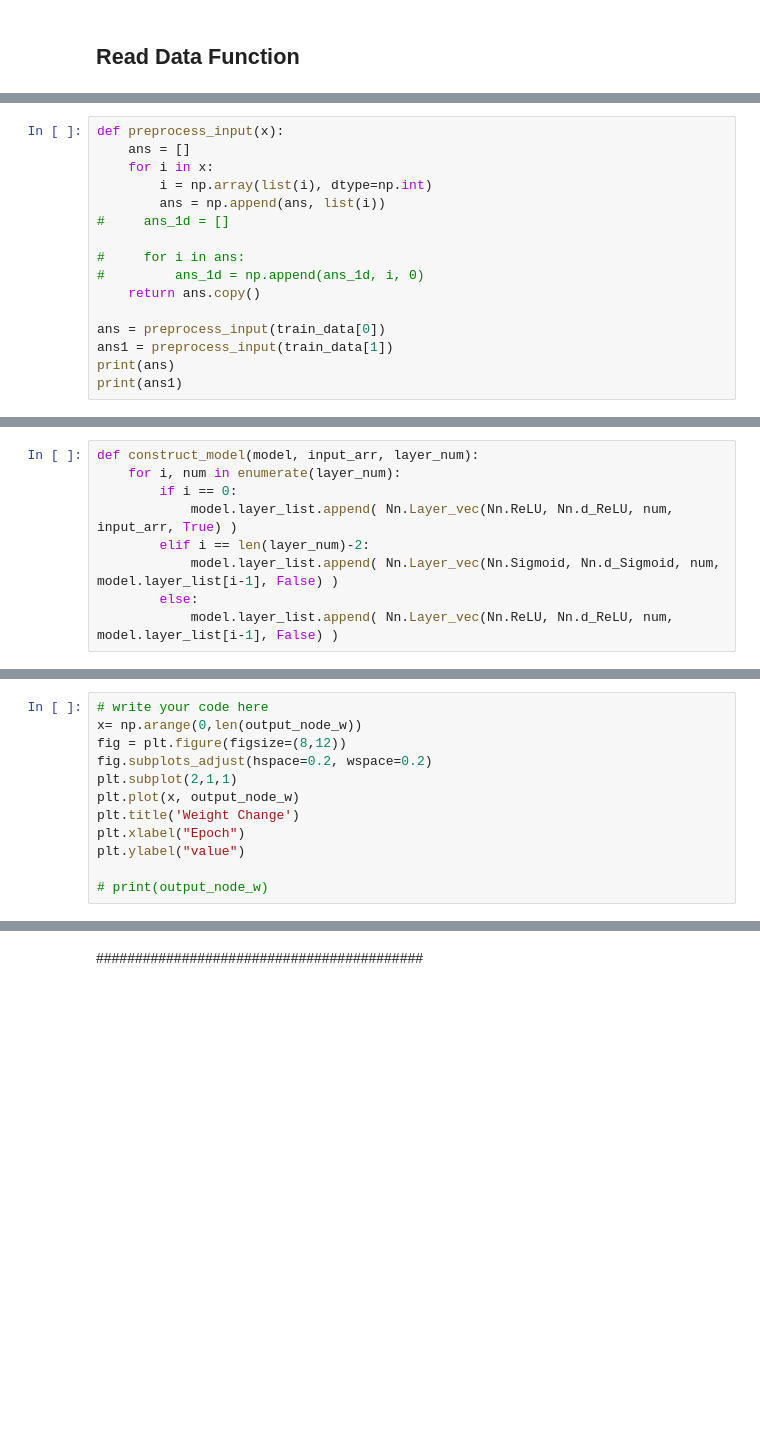
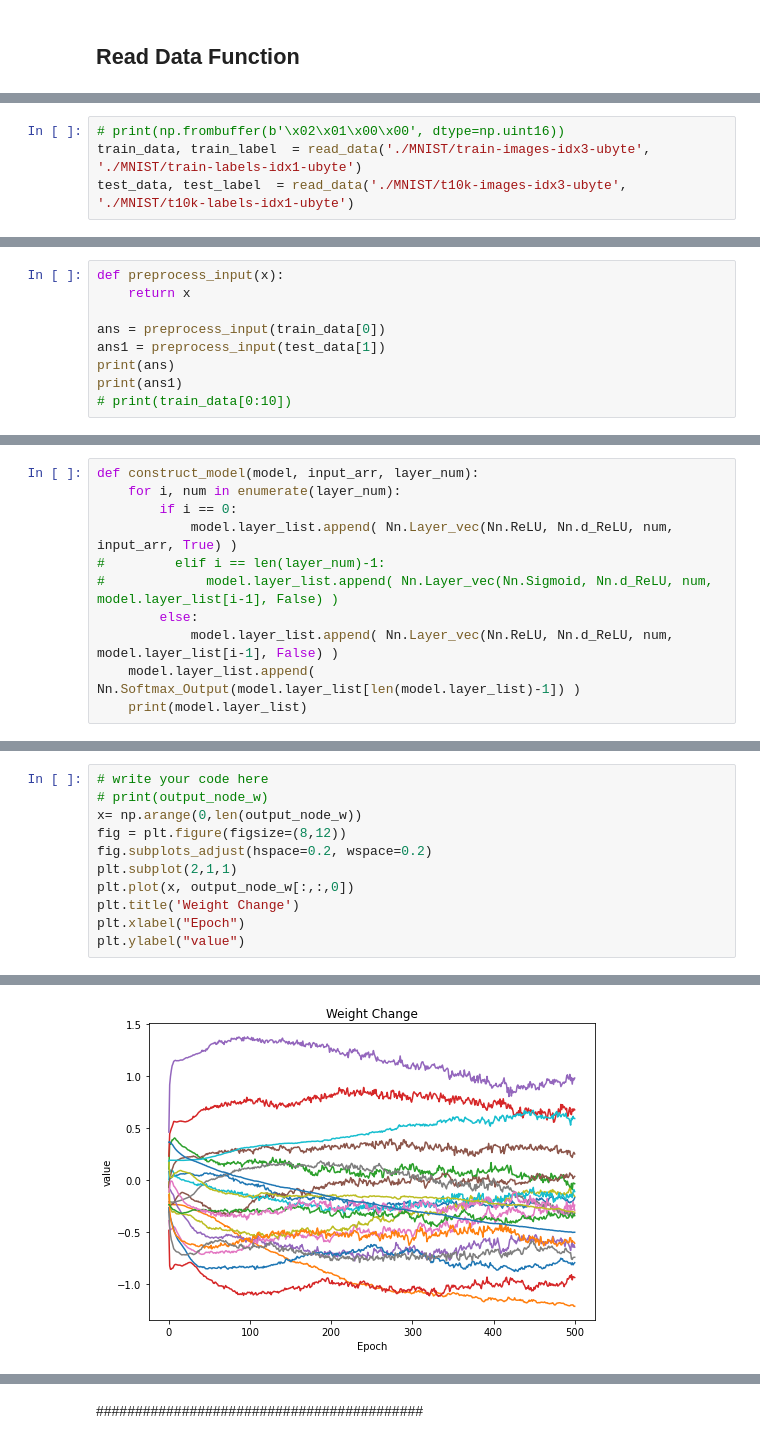
Before and after one commit to Ernie-Wang/Handcraft_NN, a Jupyter notebook: code/HW3_Q2.ipynb, the cells around one changed output, grey strips where cells are left out. Cells and saved outputs as stored; diff of their text form; blank space fills up the shorter version.

```diff
--- a/code/HW3_Q2.ipynb
+++ b/code/HW3_Q2.ipynb
@@ -250,16 +39,0 @@ for i in range(len(a)):
-# %%
-def preprocess_input(x):
-    ans = []
-    for i in x:
-        i = np.array(list(i), dtype=np.int)
-        ans = np.append(ans, list(i))
-#     ans_1d = []
-
-#     for i in ans:
-#         ans_1d = np.append(ans_1d, i, 0)
-    return ans.copy()
-
-ans = preprocess_input(train_data[0])
-ans1 = preprocess_input(train_data[1])
-print(ans)
-print(ans1)
@@ -276,0 +67,4 @@ print(ans1)
+# %%
+# print(np.frombuffer(b'\x02\x01\x00\x00', dtype=np.uint16))
+train_data, train_label  = read_data('./MNIST/train-images-idx3-ubyte', './MNIST/train-labels-idx1-ubyte')
+test_data, test_label  = read_data('./MNIST/t10k-images-idx3-ubyte', './MNIST/t10k-labels-idx1-ubyte')
@@ -276,0 +73,9 @@ print(ans1)
+# %%
+def preprocess_input(x):
+    return x
+
+ans = preprocess_input(train_data[0])
+ans1 = preprocess_input(test_data[1])
+print(ans)
+print(ans1)
+# print(train_data[0:10])
@@ -279,10 +102,12 @@ def construct_model(model, input_arr, layer_num):
     for i, num in enumerate(layer_num):
         if i == 0:
             model.layer_list.append( Nn.Layer_vec(Nn.ReLU, Nn.d_ReLU, num, input_arr, True) )
-        elif i == len(layer_num)-2:
-            model.layer_list.append( Nn.Layer_vec(Nn.Sigmoid, Nn.d_Sigmoid, num, model.layer_list[i-1], False) )
+#         elif i == len(layer_num)-1:
+#             model.layer_list.append( Nn.Layer_vec(Nn.Sigmoid, Nn.d_ReLU, num, model.layer_list[i-1], False) )
         else:
             model.layer_list.append( Nn.Layer_vec(Nn.ReLU, Nn.d_ReLU, num, model.layer_list[i-1], False) )
+    model.layer_list.append( Nn.Softmax_Output(model.layer_list[len(model.layer_list)-1]) )
+    print(model.layer_list)
 # %%
 ##############################################################
 #                         MODEL block                        #
@@ -374,12 +211,12 @@ Test loss:  3.3388741176023298 , acc =  0.0 %
 # %%
 # write your code here
+# print(output_node_w)
 x= np.arange(0,len(output_node_w))
 fig = plt.figure(figsize=(8,12))
 fig.subplots_adjust(hspace=0.2, wspace=0.2)
 plt.subplot(2,1,1)
-plt.plot(x, output_node_w)
+plt.plot(x, output_node_w[:,:,0])
 plt.title('Weight Change')
 plt.xlabel("Epoch")
 plt.ylabel("value")
-
-# print(output_node_w)
+# %% [output]
@@ -385,0 +224 @@ plt.ylabel("value")
+[figure, added]
```
Also changed, not shown: parts of 17 cells of this notebook, 13 other files.
